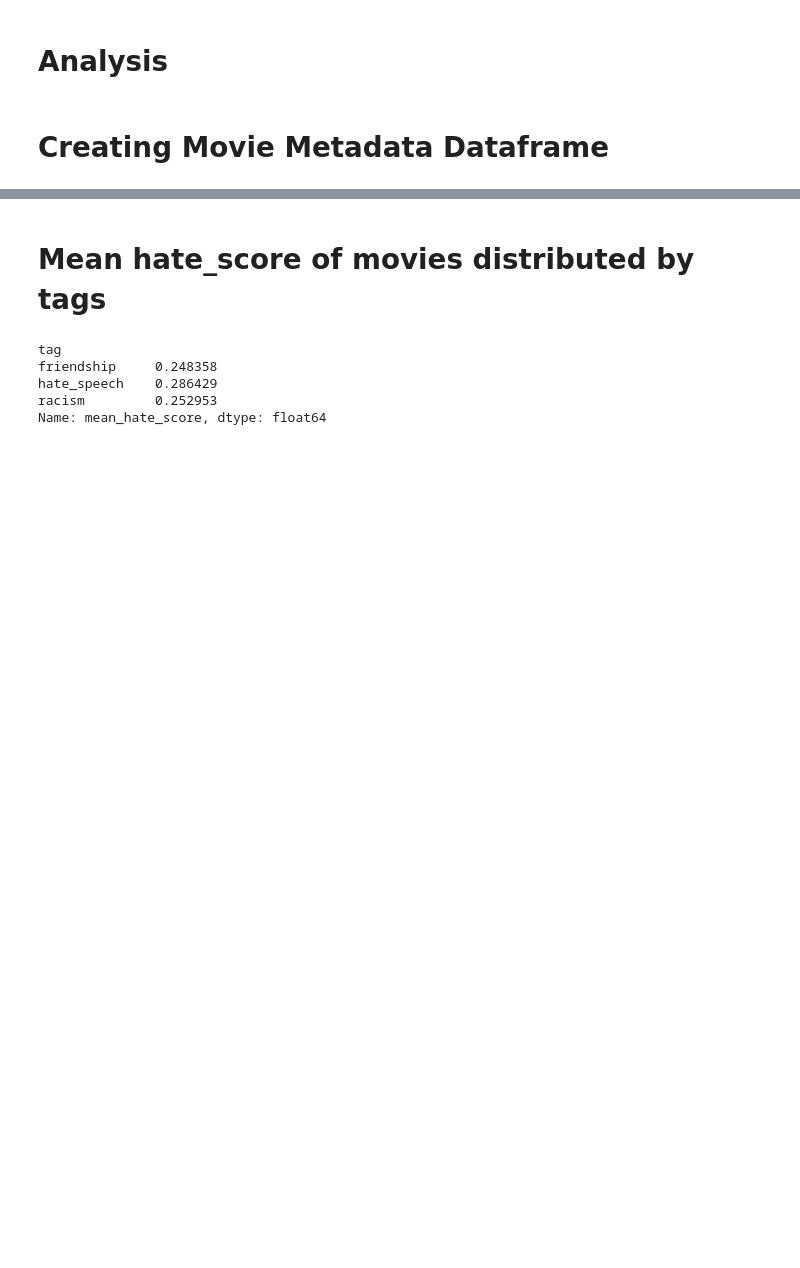
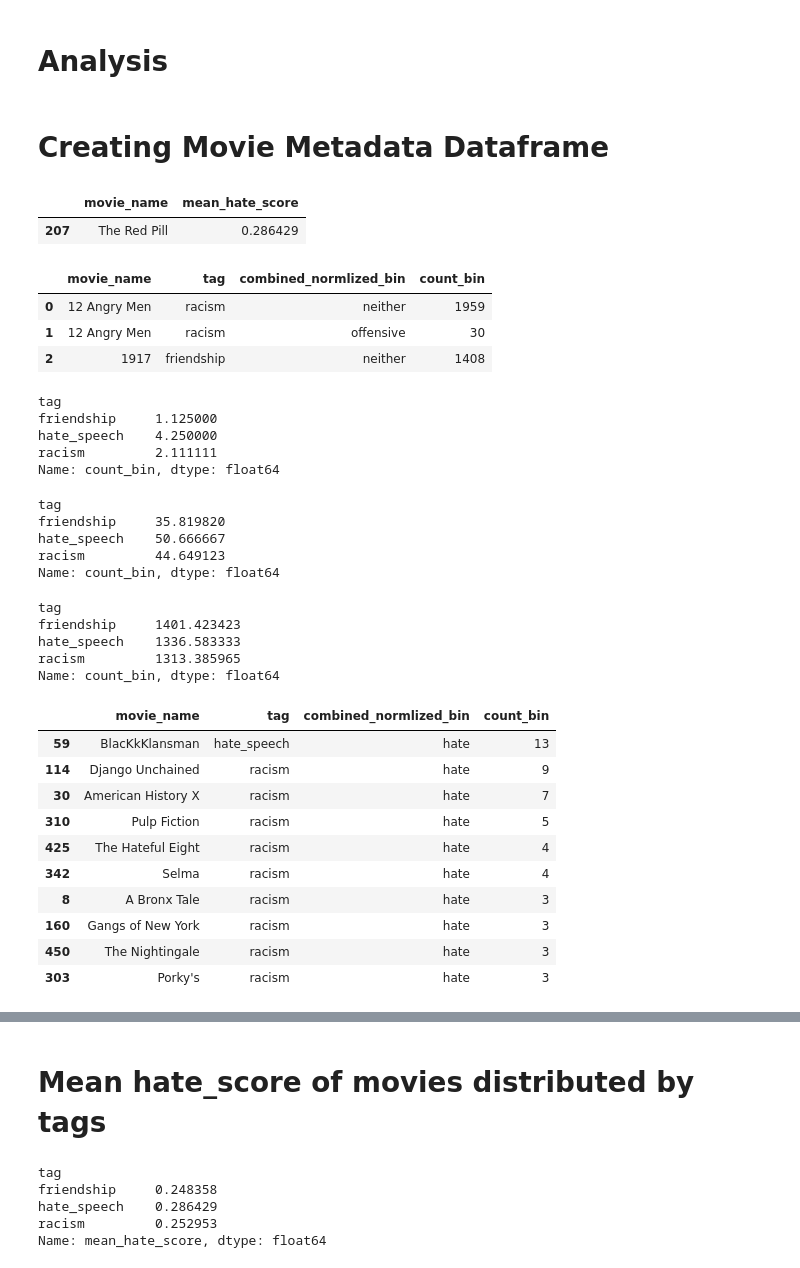
Before and after one commit to nvbogu/movie_hatespeech_detection, a Jupyter notebook: niklas_approach/get_model_score.ipynb, the cells around one changed output, grey strips where cells are left out. Drawn from its saved outputs; the diff is of its cells as text; code cells hidden in the pictures; blank space fills up the shorter version.

```diff
--- a/niklas_approach/get_model_score.ipynb
+++ b/niklas_approach/get_model_score.ipynb
@@ -69,3 +73,54 @@ for utterance,hate_keyw in enumerate(df_test[(df_test['combined_normlized']>0.60
 # Creating Movie Metadata Dataframe
 # %%
 mean_hate_score_by_movie_df = df_result.groupby('movie_name').combined_normlized.mean().to_frame('mean_hate_score').reset_index().sort_values(by='mean_hate_score', ascending=False)
+# %%
+mean_hate_score_by_movie_df.head(1)
+# %% [output]
+|  | movie_name | mean_hate_score |
+| 207 | The Red Pill | 0.286429 |
+# %%
+new_label_distribution_df = df_result.groupby(['movie_name', 'tag']).combined_normlized_bin.value_counts().to_frame('count_bin').reset_index()
+new_label_distribution_df.head(3)
+# %% [output]
+|  | movie_name | tag | combined_normlized_bin | count_bin |
+| 0 | 12 Angry Men | racism | neither | 1959 |
+| 1 | 12 Angry Men | racism | offensive | 30 |
+| 2 | 1917 | friendship | neither | 1408 |
+# %%
+new_label_distribution_df[new_label_distribution_df.combined_normlized_bin=='hate'].groupby('tag').count_bin.mean()
+# %% [output]
+tag
+friendship     1.125000
+hate_speech    4.250000
+racism         2.111111
+Name: count_bin, dtype: float64
+# %%
+new_label_distribution_df[new_label_distribution_df.combined_normlized_bin=='offensive'].groupby('tag').count_bin.mean()
+# %% [output]
+tag
+friendship     35.819820
+hate_speech    50.666667
+racism         44.649123
+Name: count_bin, dtype: float64
+# %%
+new_label_distribution_df[new_label_distribution_df.combined_normlized_bin=='neither'].groupby('tag').count_bin.mean()
+# %% [output]
+tag
+friendship     1401.423423
+hate_speech    1336.583333
+racism         1313.385965
+Name: count_bin, dtype: float64
+# %%
+new_label_distribution_df[new_label_distribution_df.combined_normlized_bin=='hate'].sort_values(by='count_bin', ascending=False).head(10)
+# %% [output]
+|  | movie_name | tag | combined_normlized_bin | count_bin |
+| 59 | BlacKkKlansman | hate_speech | hate | 13 |
+| 114 | Django Unchained | racism | hate | 9 |
+| 30 | American History X | racism | hate | 7 |
+| 310 | Pulp Fiction | racism | hate | 5 |
+| 425 | The Hateful Eight | racism | hate | 4 |
+| 342 | Selma | racism | hate | 4 |
+| 8 | A Bronx Tale | racism | hate | 3 |
+| 160 | Gangs of New York | racism | hate | 3 |
+| 450 | The Nightingale | racism | hate | 3 |
+| 303 | Porky's | racism | hate | 3 |
```
Also changed, not shown: parts of 4 cells of this notebook.
